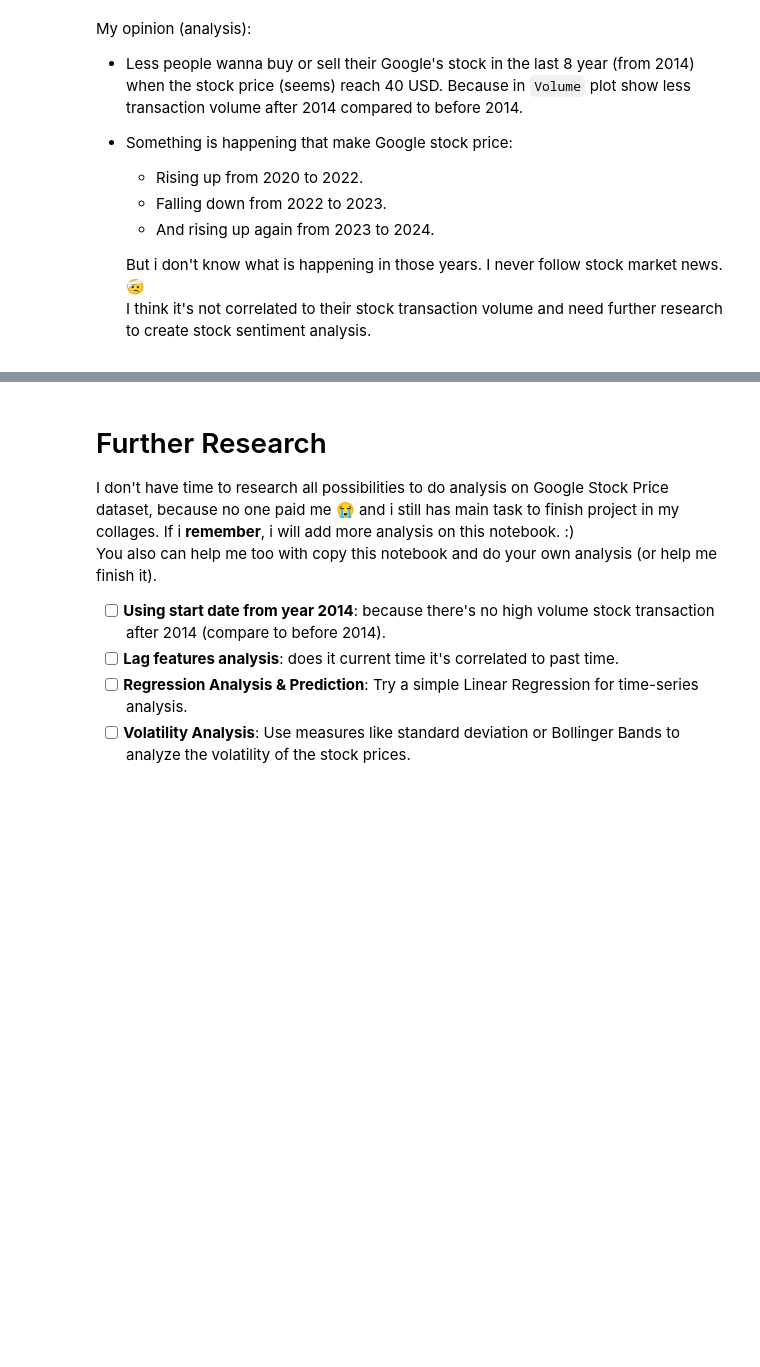
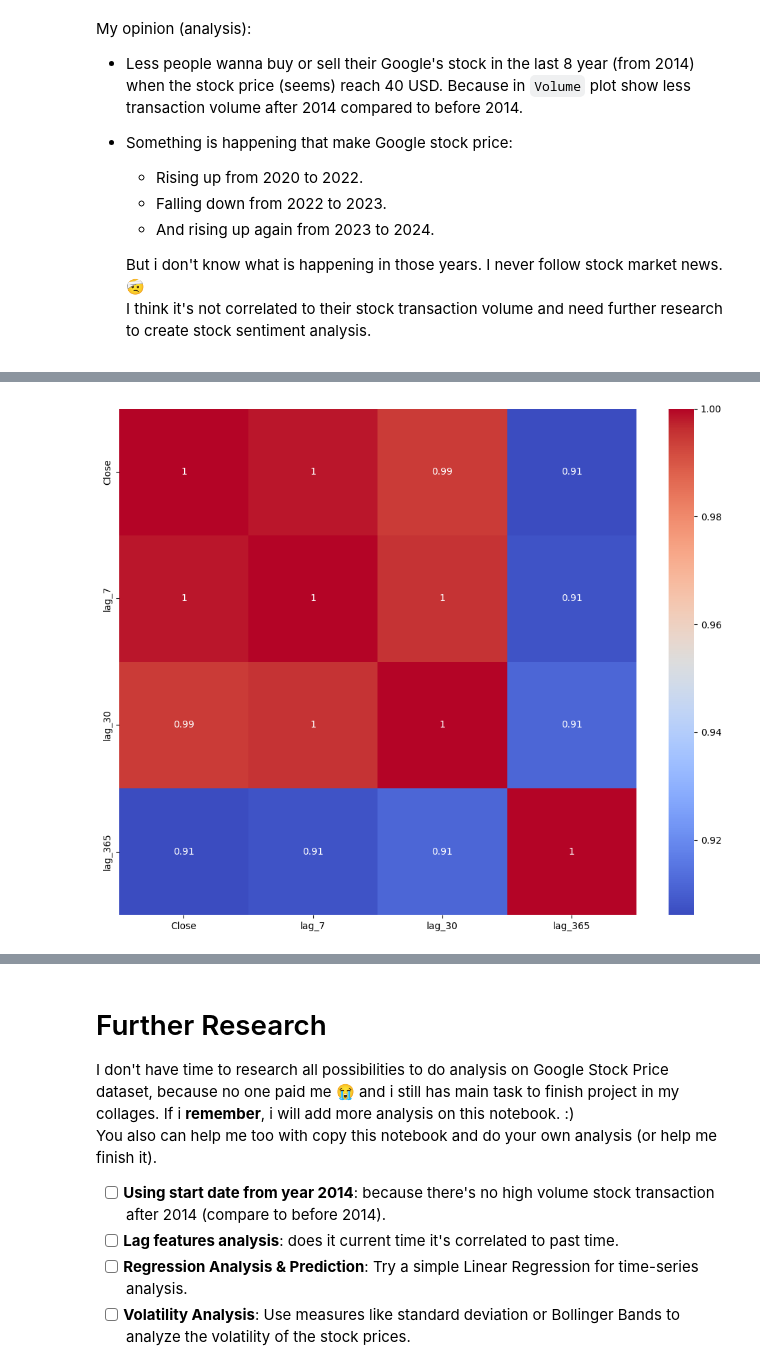
Before and after one commit to Kingki19/Stock-Market-Analysis-and-Prediction-A-study-case-for-Google, a Jupyter notebook: Stock Market Analysis: A study case for Google.ipynb, the cells around one changed output, grey strips where cells are left out. Drawn from its saved outputs; the diff is of its cells as text; code cells hidden in the pictures; blank space fills up the shorter version.

```diff
--- a/Stock Market Analysis: A study case for Google.ipynb
+++ b/Stock Market Analysis: A study case for Google.ipynb
@@ -174,0 +191,18 @@ My opinion (analysis):
+# %%
+df_lagged = df_filled.copy()
+df_lagged['lag_7'] = df_lagged['Close'].shift(7)
+df_lagged['lag_30'] = df_lagged['Close'].shift(30)
+df_lagged['lag_365'] = df_lagged['Close'].shift(365)
+df_lagged_corr = df_lagged[['Close', 'lag_7', 'lag_30', 'lag_365']]
+df_lagged_corr = df_lagged_corr.copy().dropna()
+# %%
+# Calculate correlation matrix
+correlation_matrix = df_lagged_corr.corr()
+
+# Visualize the correlation matrix
+plt.figure(figsize=(10, 8))
+sns.heatmap(correlation_matrix, annot=True, cmap='coolwarm')
+plt.tight_layout()
+plt.show()
+# %% [output]
+[figure, added]
```
Also changed, not shown: parts of 21 cells of this notebook.
